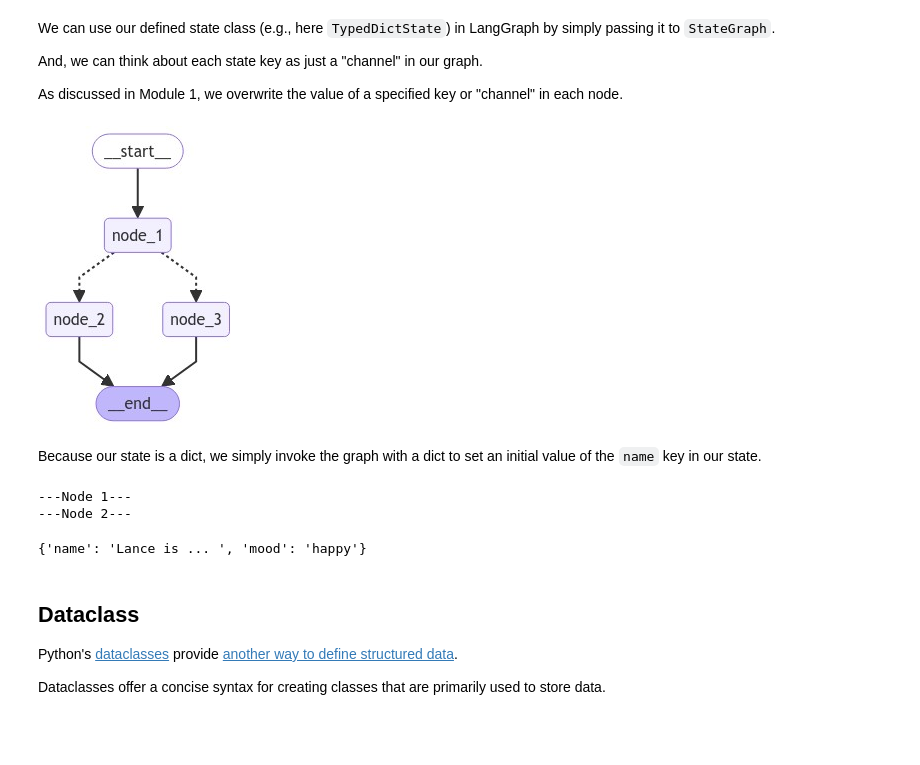
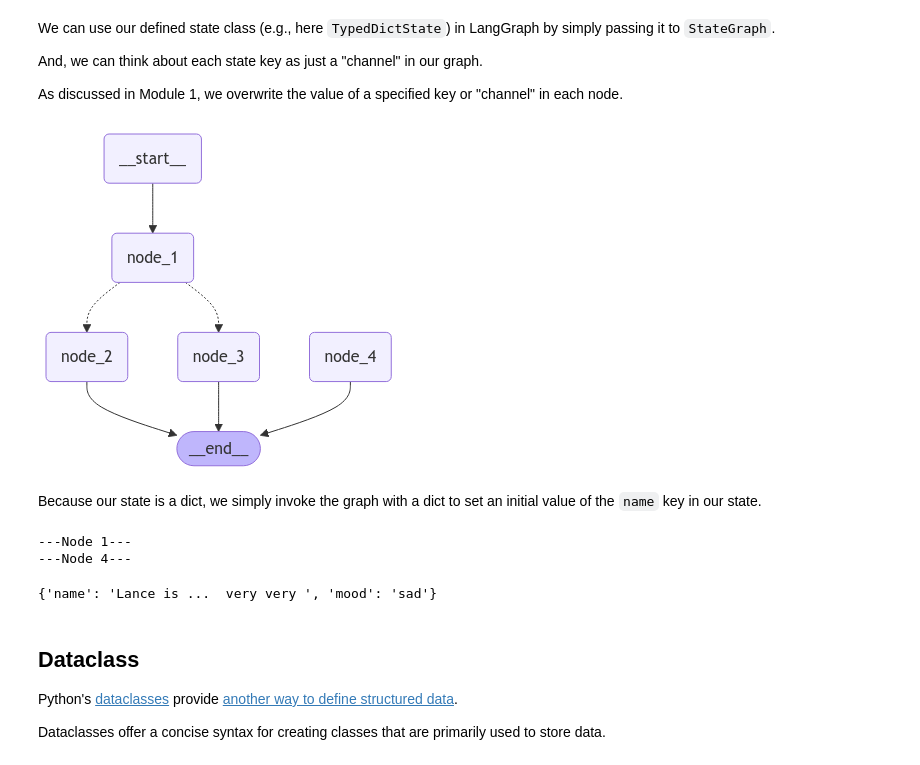
Before and after one commit to github-dev-s/Courses-Public, a Jupyter notebook: module-2/state-schema.ipynb, the cells around one changed output. Cells and saved outputs as stored; diff of their text form; code cells hidden in the pictures; blank space fills up the shorter version.

```diff
--- a/module-2/state-schema.ipynb
+++ b/module-2/state-schema.ipynb
@@ -83,44 +83,50 @@ def node_3(state):
     print("---Node 3---")
     return {"mood": "sad"}
 
+
+def node_4(state):
+    print("---Node 4---")
+    return {"name": state['name'] + " very very " , "mood": "sad"}
+
 def decide_mood(state) -> Literal["node_2", "node_3"]:
 
     # Here, let's just do a 50 / 50 split between nodes 2, 3
     if random.random() < 0.5:
-
         # 50% of the time, we return Node 2
         return "node_2"
 
     # 50% of the time, we return Node 3
     return "node_3"
 
 # Build graph
 builder = StateGraph(TypedDictState)
 builder.add_node("node_1", node_1)
 builder.add_node("node_2", node_2)
 builder.add_node("node_3", node_3)
+builder.add_node("node_4", node_4)
 
 # Logic
 builder.add_edge(START, "node_1")
 builder.add_conditional_edges("node_1", decide_mood)
 builder.add_edge("node_2", END)
 builder.add_edge("node_3", END)
+builder.add_edge("node_4", END)
 
 # Add
 graph = builder.compile()
 
 # View
 display(Image(graph.get_graph().draw_mermaid_png()))
 # %% [output]
-[figure, old version]
+[figure, new version]
 # %% [markdown]
 Because our state is a dict, we simply invoke the graph with a dict to set an initial value of the `name` key in our state.
 # %%
 graph.invoke({"name":"Lance"})
 # %% [output]
 ---Node 1---
----Node 2---
+---Node 4---
-{'name': 'Lance is ... ', 'mood': 'happy'}
+{'name': 'Lance is ...  very very ', 'mood': 'sad'}
 # %% [markdown]
 ## Dataclass
 
```
Also changed, not shown: parts of 5 cells of this notebook.
